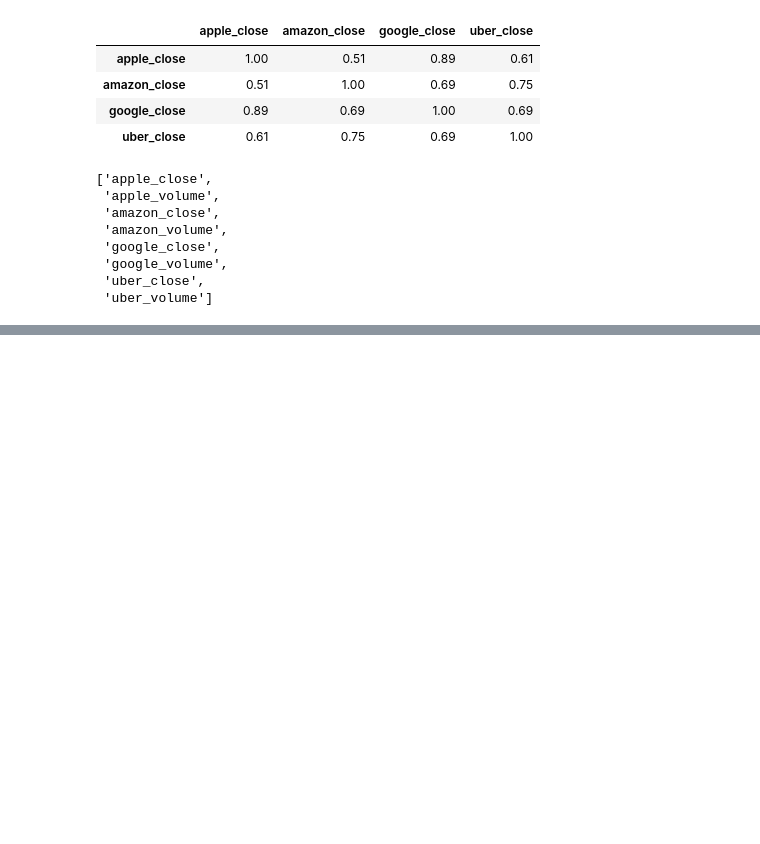
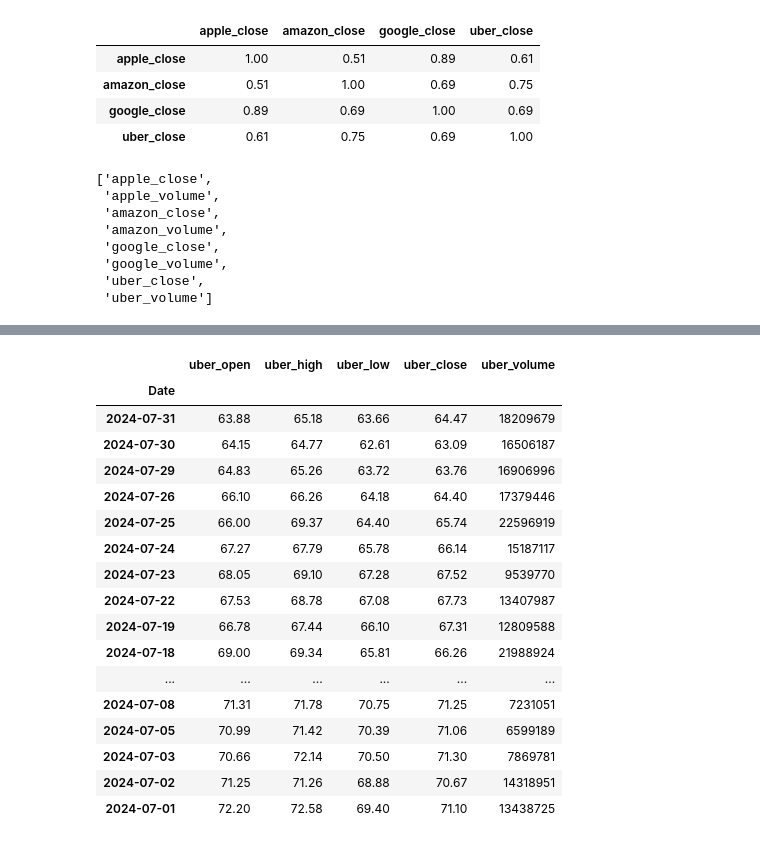
Before and after one commit to maly174/Big-Data, a Jupyter notebook: Untitled2.ipynb, the cells around one changed output, grey strips where cells are left out. Drawn from its saved outputs; the diff is of its cells as text; code cells hidden in the pictures; blank space fills up the shorter version.

```diff
--- a/Untitled2.ipynb
+++ b/Untitled2.ipynb
@@ -328,0 +373,22 @@ closes
+# %%
+uber_7 = uber[(uber.index.month == 7) & (uber.index.year == 2024)]
+uber_7
+# %% [output]
+|  | uber_open | uber_high | uber_low | uber_close | uber_volume |
+| Date |  |  |  |  |  |
+| 2024-07-31 | 63.88 | 65.18 | 63.66 | 64.47 | 18209679 |
+| 2024-07-30 | 64.15 | 64.77 | 62.61 | 63.09 | 16506187 |
+| 2024-07-29 | 64.83 | 65.26 | 63.72 | 63.76 | 16906996 |
+| 2024-07-26 | 66.10 | 66.26 | 64.18 | 64.40 | 17379446 |
+| 2024-07-25 | 66.00 | 69.37 | 64.40 | 65.74 | 22596919 |
+| 2024-07-24 | 67.27 | 67.79 | 65.78 | 66.14 | 15187117 |
+| 2024-07-23 | 68.05 | 69.10 | 67.28 | 67.52 | 9539770 |
+| 2024-07-22 | 67.53 | 68.78 | 67.08 | 67.73 | 13407987 |
+| 2024-07-19 | 66.78 | 67.44 | 66.10 | 67.31 | 12809588 |
+| 2024-07-18 | 69.00 | 69.34 | 65.81 | 66.26 | 21988924 |
+| ... | ... | ... | ... | ... | ... |
+| 2024-07-08 | 71.31 | 71.78 | 70.75 | 71.25 | 7231051 |
+| 2024-07-05 | 70.99 | 71.42 | 70.39 | 71.06 | 6599189 |
+| 2024-07-03 | 70.66 | 72.14 | 70.50 | 71.30 | 7869781 |
+| 2024-07-02 | 71.25 | 71.26 | 68.88 | 70.67 | 14318951 |
+| 2024-07-01 | 72.20 | 72.58 | 69.40 | 71.10 | 13438725 |
```
Also changed, not shown: parts of 6 cells of this notebook.
